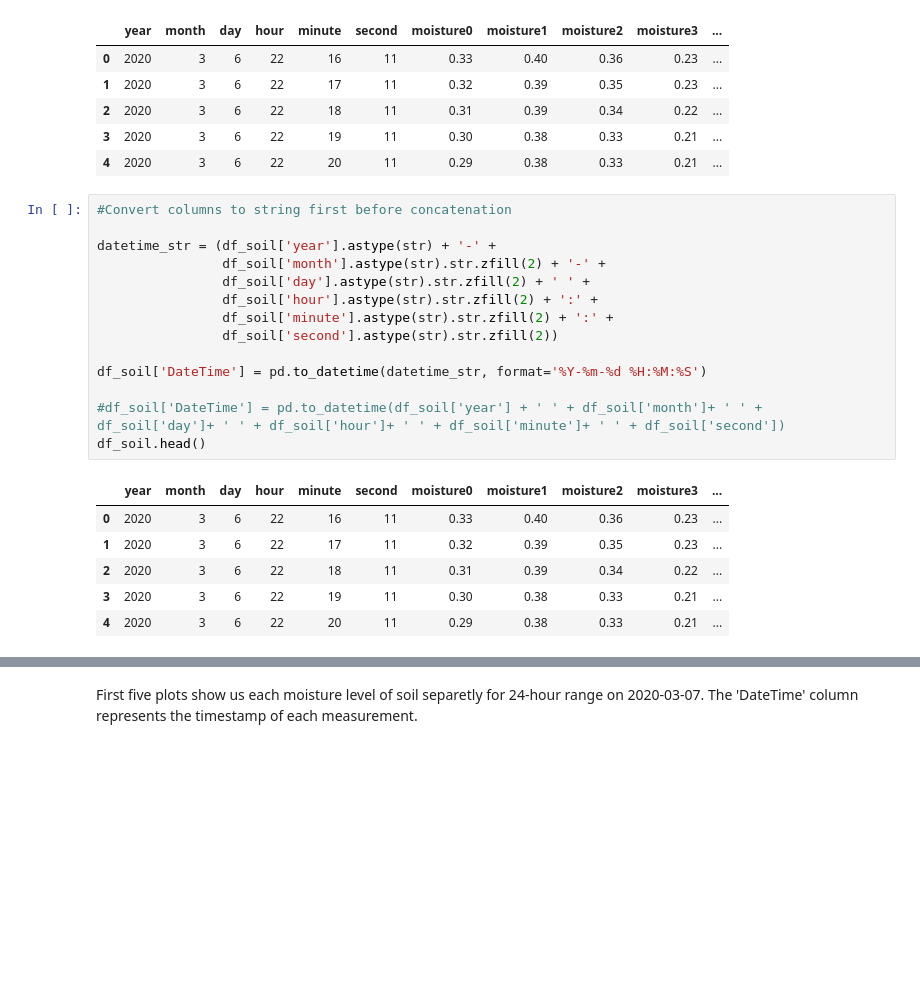
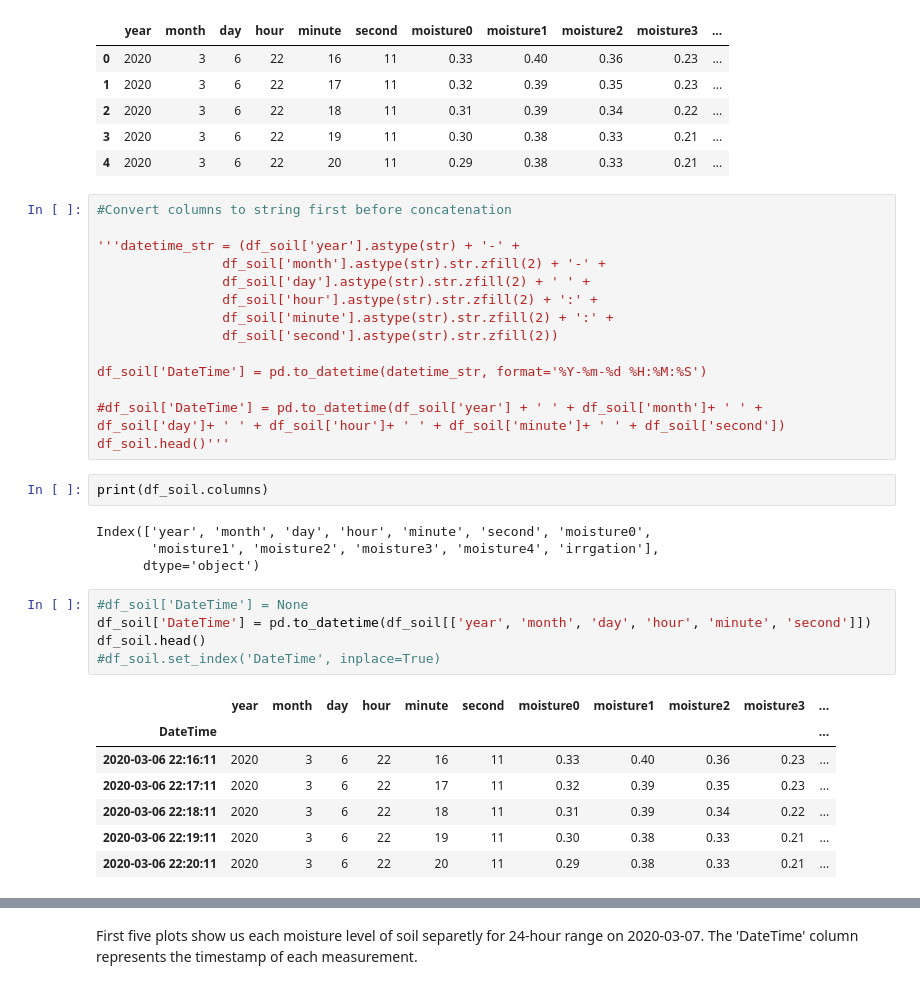
Before and after one commit to andjelajo11/humidity-project, a Jupyter notebook: linearplot.ipynb, the cells around one changed output, grey strips where cells are left out. Cells and saved outputs as stored; diff of their text form; blank space fills up the shorter version.

```diff
--- a/linearplot.ipynb
+++ b/linearplot.ipynb
@@ -201,7 +206,7 @@ df_soil.head()
 # %%
 #Convert columns to string first before concatenation
 
-datetime_str = (df_soil['year'].astype(str) + '-' +
+'''datetime_str = (df_soil['year'].astype(str) + '-' +
                 df_soil['month'].astype(str).str.zfill(2) + '-' +
                 df_soil['day'].astype(str).str.zfill(2) + ' ' +
                 df_soil['hour'].astype(str).str.zfill(2) + ':' +
@@ -211,12 +216,24 @@ datetime_str = (df_soil['year'].astype(str) + '-' +
 df_soil['DateTime'] = pd.to_datetime(datetime_str, format='%Y-%m-%d %H:%M:%S')
 
 #df_soil['DateTime'] = pd.to_datetime(df_soil['year'] + ' ' + df_soil['month']+ ' ' + df_soil['day']+ ' ' + df_soil['hour']+ ' ' + df_soil['minute']+ ' ' + df_soil['second'])
-df_soil.head()
+df_soil.head()'''
-# %% [output]
-|  | year | month | day | hour | minute | second | moisture0 | moisture1 | moisture2 | moisture3 | ... |
-| 0 | 2020 | 3 | 6 | 22 | 16 | 11 | 0.33 | 0.40 | 0.36 | 0.23 | ... |
-| 1 | 2020 | 3 | 6 | 22 | 17 | 11 | 0.32 | 0.39 | 0.35 | 0.23 | ... |
-| 2 | 2020 | 3 | 6 | 22 | 18 | 11 | 0.31 | 0.39 | 0.34 | 0.22 | ... |
-| 3 | 2020 | 3 | 6 | 22 | 19 | 11 | 0.30 | 0.38 | 0.33 | 0.21 | ... |
-| 4 | 2020 | 3 | 6 | 22 | 20 | 11 | 0.29 | 0.38 | 0.33 | 0.21 | ... |
+# %%
+print(df_soil.columns)
+# %% [output]
+Index(['year', 'month', 'day', 'hour', 'minute', 'second', 'moisture0',
+       'moisture1', 'moisture2', 'moisture3', 'moisture4', 'irrgation'],
+      dtype='object')
+# %%
+#df_soil['DateTime'] = None
+df_soil['DateTime'] = pd.to_datetime(df_soil[['year', 'month', 'day', 'hour', 'minute', 'second']])
+df_soil.head()
+#df_soil.set_index('DateTime', inplace=True)
+# %% [output]
+|  | year | month | day | hour | minute | second | moisture0 | moisture1 | moisture2 | moisture3 | ... |
+| DateTime |  |  |  |  |  |  |  |  |  |  | ... |
+| 2020-03-06 22:16:11 | 2020 | 3 | 6 | 22 | 16 | 11 | 0.33 | 0.40 | 0.36 | 0.23 | ... |
+| 2020-03-06 22:17:11 | 2020 | 3 | 6 | 22 | 17 | 11 | 0.32 | 0.39 | 0.35 | 0.23 | ... |
+| 2020-03-06 22:18:11 | 2020 | 3 | 6 | 22 | 18 | 11 | 0.31 | 0.39 | 0.34 | 0.22 | ... |
+| 2020-03-06 22:19:11 | 2020 | 3 | 6 | 22 | 19 | 11 | 0.30 | 0.38 | 0.33 | 0.21 | ... |
+| 2020-03-06 22:20:11 | 2020 | 3 | 6 | 22 | 20 | 11 | 0.29 | 0.38 | 0.33 | 0.21 | ... |
 # %%
```
Also changed, not shown: parts of 7 cells of this notebook, 2 other files.
